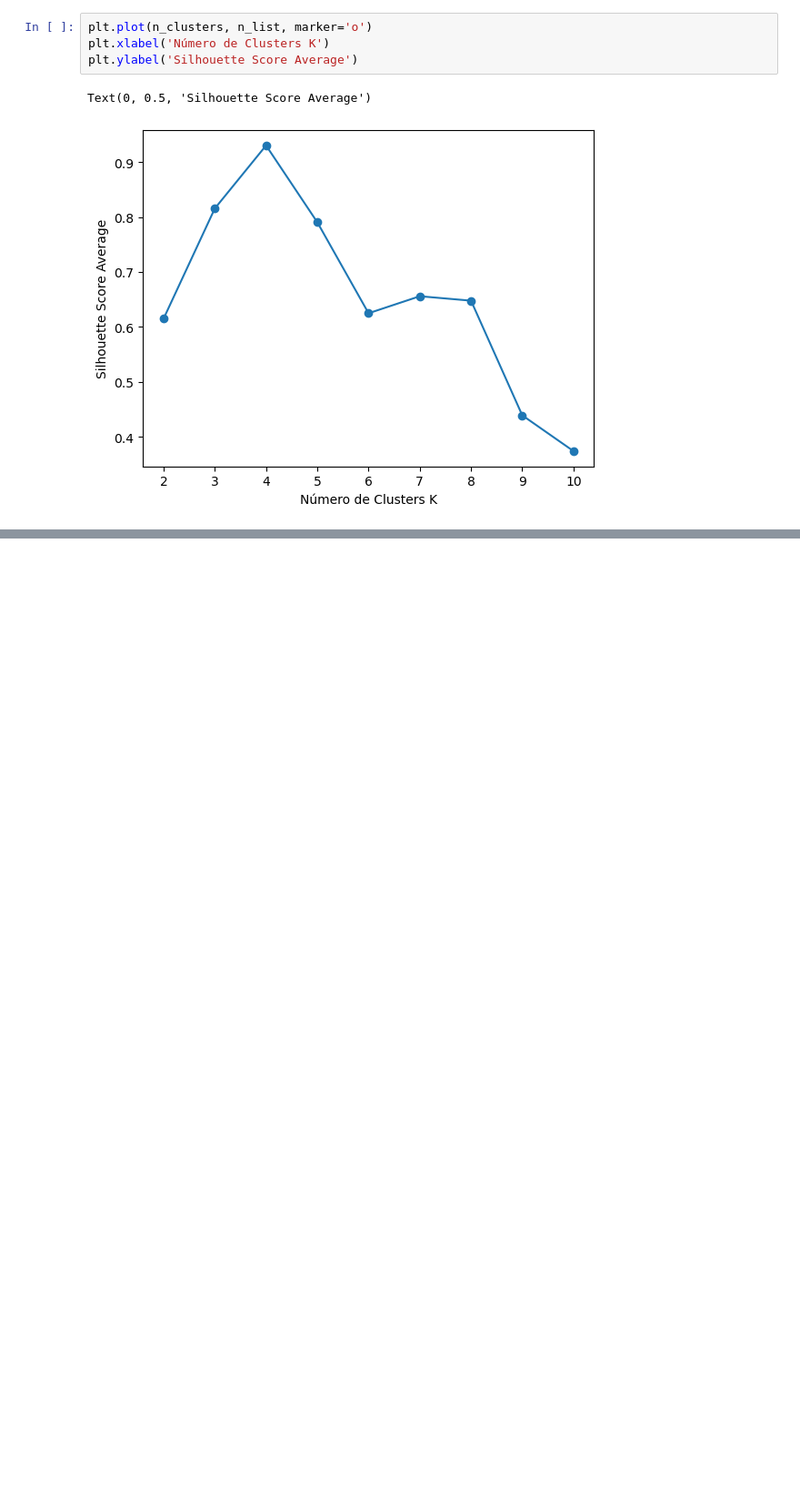
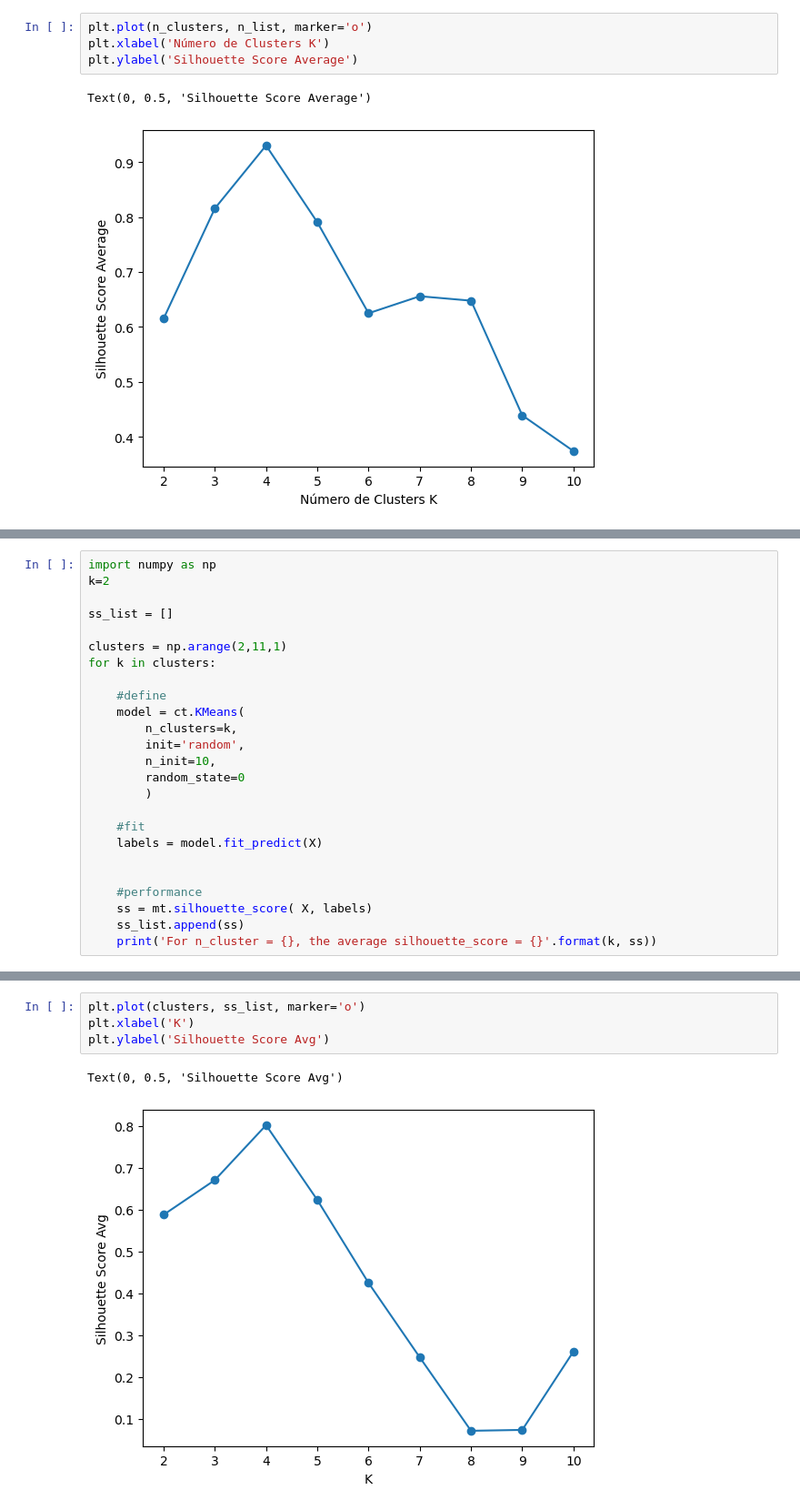
Before and after one commit to LuigiFerrari14/Machine-Learning, a Jupyter notebook: kmeans.ipynb, the cells around one changed output, grey strips where cells are left out. Shown at 91% size. Saved outputs shown, nothing was run; the diff lists cells and outputs as text; blank space fills up the shorter version.

```diff
--- a/kmeans.ipynb
+++ b/kmeans.ipynb
@@ -85,0 +101,25 @@ Text(0, 0.5, 'Silhouette Score Average')
+# %%
+import numpy as np
+k=2
+
+ss_list = []
+
+clusters = np.arange(2,11,1)
+for k in clusters:
+
+    #define
+    model = ct.KMeans(
+        n_clusters=k,
+        init='random',
+        n_init=10,
+        random_state=0
+        )
+
+    #fit
+    labels = model.fit_predict(X)
+
+
+    #performance
+    ss = mt.silhouette_score( X, labels)
+    ss_list.append(ss)
+    print('For n_cluster = {}, the average silhouette_score = {}'.format(k, ss))
@@ -85,0 +136,7 @@ Text(0, 0.5, 'Silhouette Score Average')
+# %%
+plt.plot(clusters, ss_list, marker='o')
+plt.xlabel('K')
+plt.ylabel('Silhouette Score Avg')
+# %% [output]
+Text(0, 0.5, 'Silhouette Score Avg')
+[figure, added]
```
Also changed, not shown: parts of 3 cells of this notebook.
